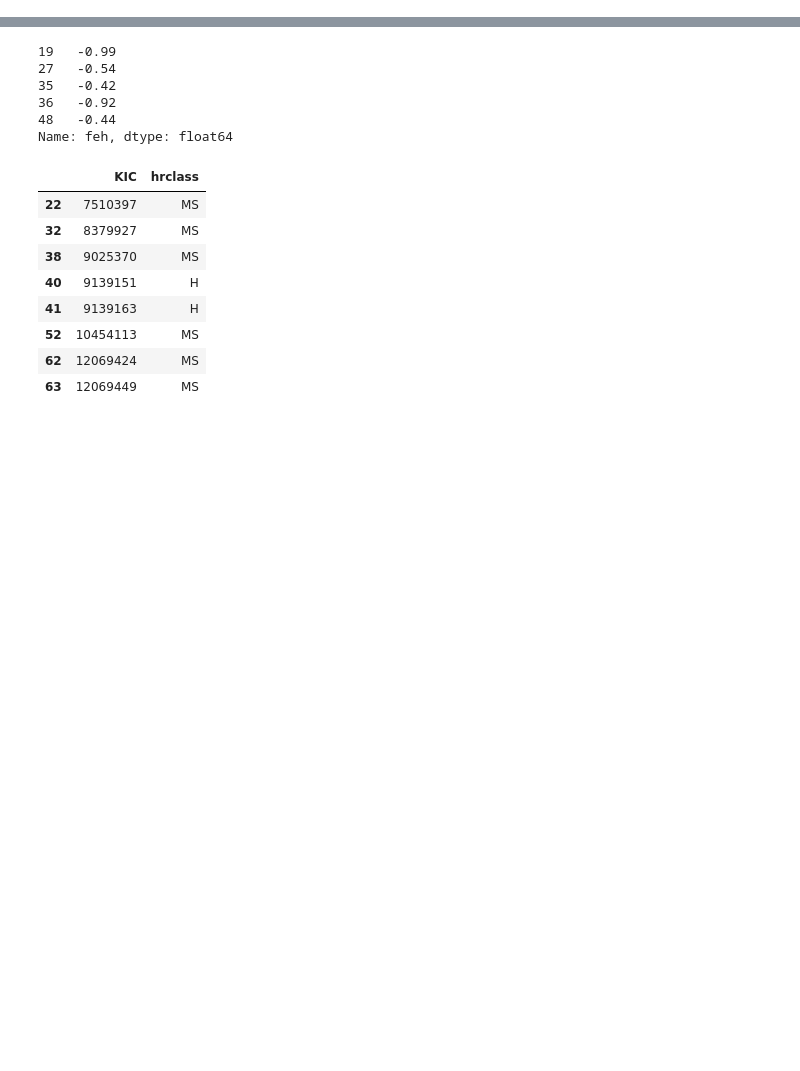
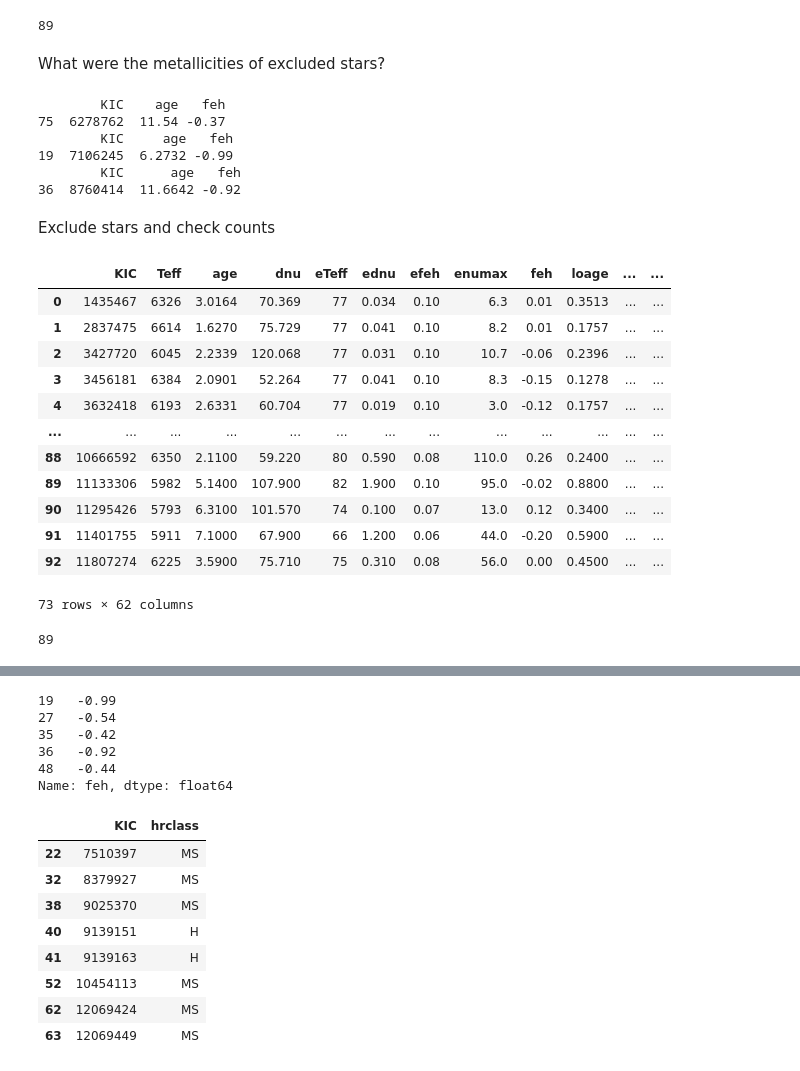
Before and after one commit to ojhall94/malatium, a Jupyter notebook: paper/paper_checks.ipynb, the cells around one changed output, grey strips where cells are left out. Drawn from its saved outputs; the diff is of its cells as text; code cells hidden in the pictures; blank space fills up the shorter version.

```diff
--- a/paper/paper_checks.ipynb
+++ b/paper/paper_checks.ipynb
@@ -11,0 +6,16 @@ np.rad2deg(ati.loc[62].i)
+# %%
+ati = pd.read_csv('../data/atium.csv', index_col=0)
+full_ati = pd.read_csv('../data/atium.csv', index_col=0)
+ati = ati[ati.eye_flag != 3]
+kics = ati.KIC.values
+
+ati.drop(ati[ati.KIC == 6603624].index, inplace=True) # faulty
+ati.drop(ati[ati.KIC == 8760414].index, inplace=True) # faulty & out of range feh
+ati.drop(ati[ati.KIC == 8938364].index, inplace=True) # faulty
+ati.drop(ati[ati.KIC == 6278762].index, inplace=True) # out of range age
+ati.drop(ati[ati.KIC == 7106245].index, inplace=True) # out of range feh
+print(len(ati))
+# %% [output]
+89
+# %% [markdown]
+What were the metallicities of excluded stars?
@@ -11,0 +24,32 @@ np.rad2deg(ati.loc[62].i)
+# %%
+for kic in excl:
+    print(full_ati[full_ati.KIC == kic][['KIC','age','feh']])
+# %% [output]
+        KIC    age   feh
+75  6278762  11.54 -0.37
+        KIC     age   feh
+19  7106245  6.2732 -0.99
+        KIC      age   feh
+36  8760414  11.6642 -0.92
+# %% [markdown]
+Exclude stars and check counts
+# %%
+gyro
+# %% [output]
+|  | KIC | Teff | age | dnu | eTeff | ednu | efeh | enumax | feh | loage | ... | ... |
+| 0 | 1435467 | 6326 | 3.0164 | 70.369 | 77 | 0.034 | 0.10 | 6.3 | 0.01 | 0.3513 | ... | ... |
+| 1 | 2837475 | 6614 | 1.6270 | 75.729 | 77 | 0.041 | 0.10 | 8.2 | 0.01 | 0.1757 | ... | ... |
+| 2 | 3427720 | 6045 | 2.2339 | 120.068 | 77 | 0.031 | 0.10 | 10.7 | -0.06 | 0.2396 | ... | ... |
+| 3 | 3456181 | 6384 | 2.0901 | 52.264 | 77 | 0.041 | 0.10 | 8.3 | -0.15 | 0.1278 | ... | ... |
+| 4 | 3632418 | 6193 | 2.6331 | 60.704 | 77 | 0.019 | 0.10 | 3.0 | -0.12 | 0.1757 | ... | ... |
+| ... | ... | ... | ... | ... | ... | ... | ... | ... | ... | ... | ... | ... |
+| 88 | 10666592 | 6350 | 2.1100 | 59.220 | 80 | 0.590 | 0.08 | 110.0 | 0.26 | 0.2400 | ... | ... |
+| 89 | 11133306 | 5982 | 5.1400 | 107.900 | 82 | 1.900 | 0.10 | 95.0 | -0.02 | 0.8800 | ... | ... |
+| 90 | 11295426 | 5793 | 6.3100 | 101.570 | 74 | 0.100 | 0.07 | 13.0 | 0.12 | 0.3400 | ... | ... |
+| 91 | 11401755 | 5911 | 7.1000 | 67.900 | 66 | 1.200 | 0.06 | 44.0 | -0.20 | 0.5900 | ... | ... |
+| 92 | 11807274 | 6225 | 3.5900 | 75.710 | 75 | 0.310 | 0.08 | 56.0 | 0.00 | 0.4500 | ... | ... |
+73 rows × 62 columns
+# %%
+len(ati)
+# %% [output]
+89
```
Also changed, not shown: parts of 6 cells of this notebook, 2 other files.
